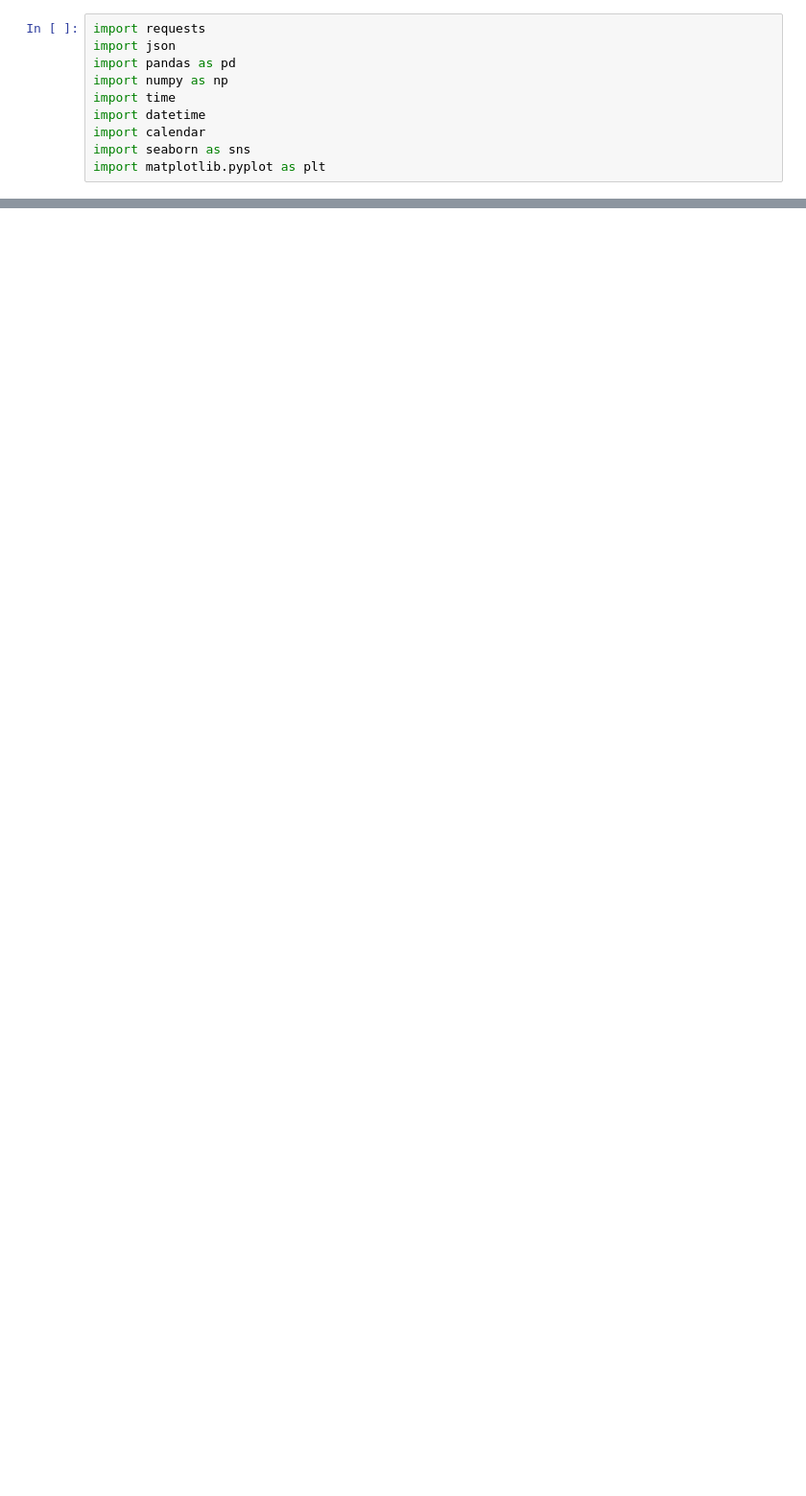
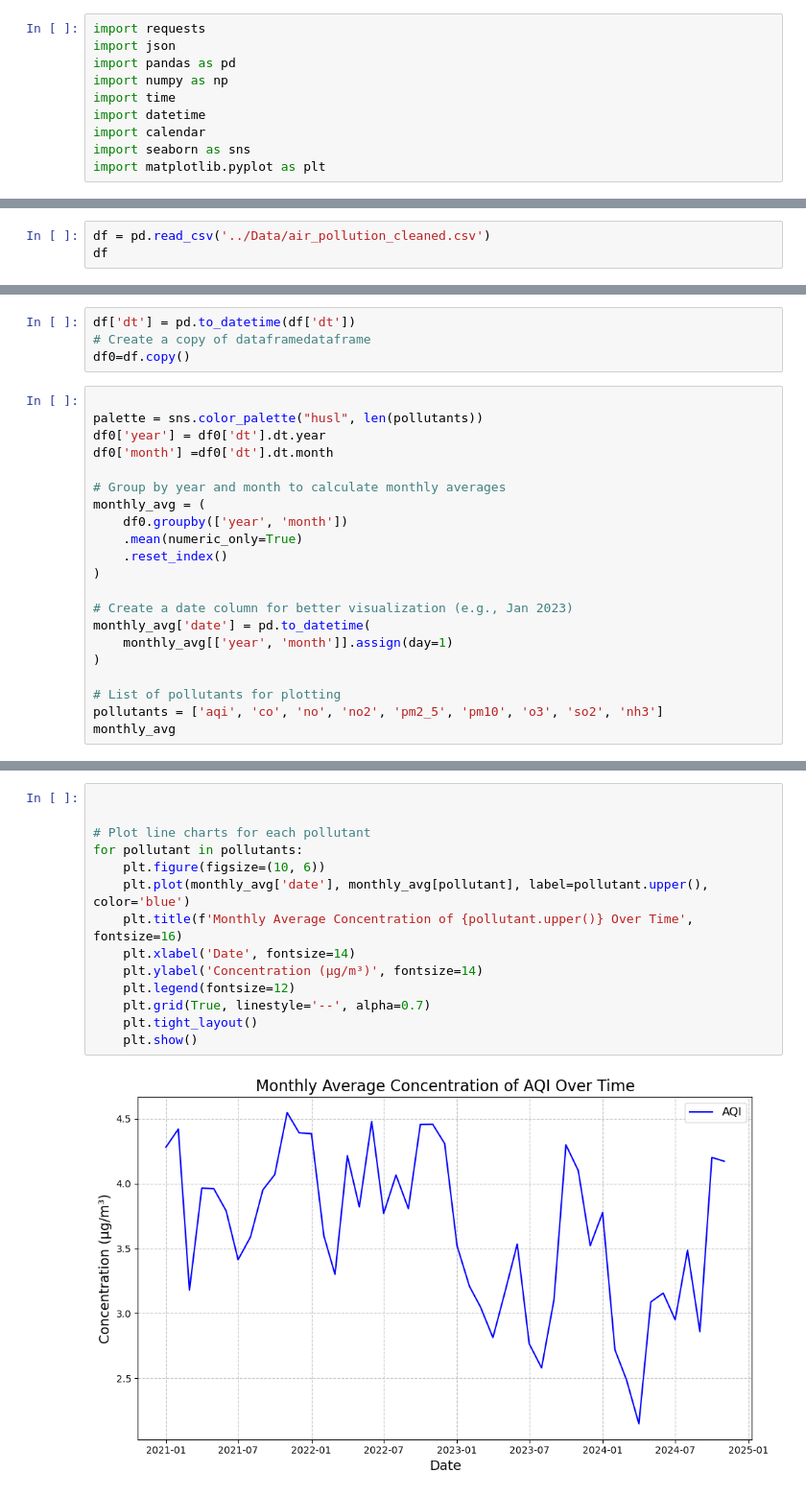
Before and after one commit to asde3458/NMKHDL, a Jupyter notebook: Notebooks/Making question.ipynb, the cells around one changed output, grey strips where cells are left out. Shown at 96% size. Drawn from its saved outputs; the diff is of its cells as text; blank space fills up the shorter version.

```diff
--- a/Notebooks/Making question.ipynb
+++ b/Notebooks/Making question.ipynb
@@ -489,0 +28,3 @@ plt.show()
+# %%
+df = pd.read_csv('../Data/air_pollution_cleaned.csv')
+df
@@ -489,0 +45,25 @@ plt.show()
+# %%
+df['dt'] = pd.to_datetime(df['dt'])
+# Create a copy of dataframedataframe
+df0=df.copy()
+# %%
+
+palette = sns.color_palette("husl", len(pollutants))
+df0['year'] = df0['dt'].dt.year
+df0['month'] =df0['dt'].dt.month
+
+# Group by year and month to calculate monthly averages
+monthly_avg = (
+    df0.groupby(['year', 'month'])
+    .mean(numeric_only=True)
+    .reset_index()
+)
+
+# Create a date column for better visualization (e.g., Jan 2023)
+monthly_avg['date'] = pd.to_datetime(
+    monthly_avg[['year', 'month']].assign(day=1)
+)
+
+# List of pollutants for plotting
+pollutants = ['aqi', 'co', 'no', 'no2', 'pm2_5', 'pm10', 'o3', 'so2', 'nh3']
+monthly_avg
@@ -489,0 +88,16 @@ plt.show()
+# %%
+
+
+# Plot line charts for each pollutant
+for pollutant in pollutants:
+    plt.figure(figsize=(10, 6))
+    plt.plot(monthly_avg['date'], monthly_avg[pollutant], label=pollutant.upper(), color='blue')
+    plt.title(f'Monthly Average Concentration of {pollutant.upper()} Over Time', fontsize=16)
+    plt.xlabel('Date', fontsize=14)
+    plt.ylabel('Concentration (µg/m³)', fontsize=14)
+    plt.legend(fontsize=12)
+    plt.grid(True, linestyle='--', alpha=0.7)
+    plt.tight_layout()
+    plt.show()
+# %% [output]
+[figure, added]
```
Also changed, not shown: parts of 67 cells of this notebook, 4 other files.
